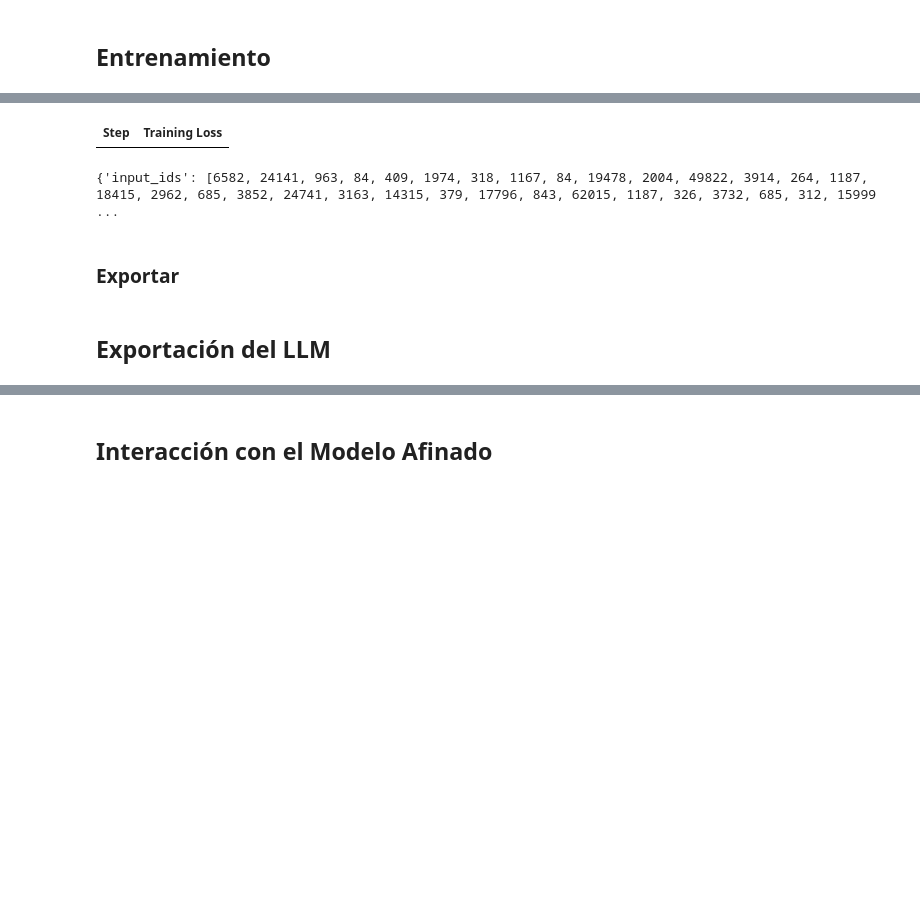
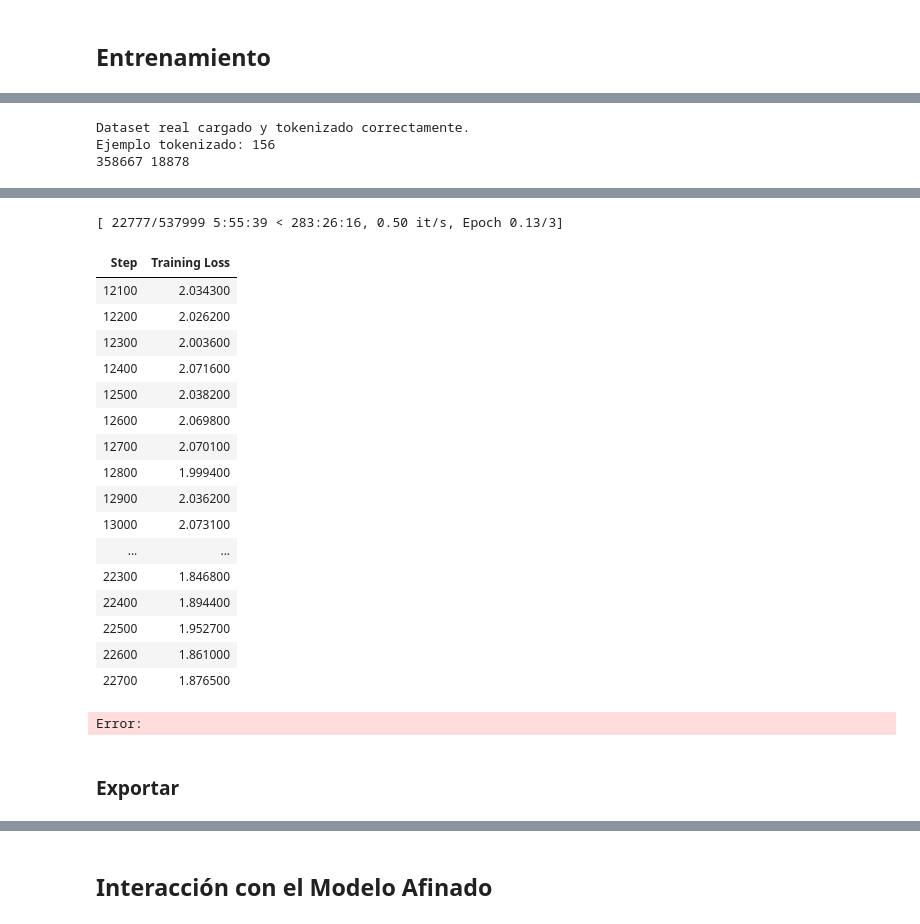
Before and after one commit to MiguelGP-13/TFG, a Jupyter notebook: 3-Train.ipynb, the cells around one changed output, grey strips where cells are left out. Drawn from its saved outputs; the diff is of its cells as text; code cells hidden in the pictures; blank space fills up the shorter version.

```diff
--- a/3-Train.ipynb
+++ b/3-Train.ipynb
@@ -54,12 +54,14 @@ pandas==2.2.0
 import torch
 import bitsandbytes
 from transformers import AutoModelForCausalLM, AutoTokenizer, BitsAndBytesConfig, TrainingArguments, Trainer
-from peft import LoraConfig, get_peft_model, prepare_model_for_kbit_training
-from lowresource_llm_evaluation.LanguageDatasets import LanguageDataset
+from peft import LoraConfig, get_peft_model, prepare_model_for_kbit_training, PeftModel
 import time
+import pickle
 
 LANGUAGE = "asturiano"
 MODELO = "Qwen/Qwen2.5-7B-Instruct"
+PRELOADED = True
+PRELOADED_PATH = "./qlora_asturiano__Qwen2.5-7B-Instruct_04-29_22-31-39/checkpoint-22500"
 
 # Define output directory for QLoRA adapter
 date = time.localtime(time.time())
@@ -145,11 +191,2 @@ trainable params: 20,185,088 || all params: 7,635,801,600 || trainable%: 0.26434
 # %% [markdown]
 ## Entrenamiento
-# %%
-
-train, test = (LanguageDataset(LANGUAGE, filter_language_thr=0.15)
-               .read_opus(source="NLLB", version=1)
-               .filter_by_language(1024, top_k=10)
-               .split(test_size=0.05, tokenizer=tokenizer))
-del a
-print("Dataset real cargado y tokenizado correctamente.")
-print(f"Ejemplo tokenizado: {train[0]}")
@@ -164,23 +214,37 @@ Ejemplo tokenizado: {'input_ids': [13782, 78, 19478, 775, 1709, 91565, 1709, 101
+# %%
+with open(f"TrainDatasets/{MODELO.split('/')[-1]}/{LANGUAGE}.pkl", "rb") as f:
+    train, test = pickle.load(f)
+train = train.shuffle()
+
+print("Dataset real cargado y tokenizado correctamente.")
+print(f"Ejemplo tokenizado: {len(train[2]['input_ids'])}")
+print(len(train), len(test))
+# %% [output]
+Dataset real cargado y tokenizado correctamente.
+Ejemplo tokenizado: 156
+358667 18878
 # %%
 from transformers import TrainingArguments, Trainer
 
 # 4. Configure TrainingArguments
 training_args = TrainingArguments(
     output_dir=output_dir, # Use the output_dir defined previously
-    per_device_train_batch_size=2, # Small batch size for mock data
+    per_device_train_batch_size=1, # Small batch size for mock data
     num_train_epochs=3, # Small number of epochs for quick demonstration
     learning_rate=1e-4,
     logging_steps=100, # Log every step
     fp16=True,
     bf16=False,
-    do_eval=True, # No evaluation for this simple mock training
-    save_strategy="epoch",
+    do_eval=False,
+    save_strategy="steps",
+    save_steps=5000,
     report_to='none', # Do not report to any service
     optim="paged_adamw_32bit",
     gradient_checkpointing=True,
-    gradient_accumulation_steps=8,
+    gradient_checkpointing_kwargs={"use_reentrant": False}, # Prueba recomendacion cop
+    gradient_accumulation_steps=2,
     lr_scheduler_type="cosine",
-    warmup_ratio=0.1
+    warmup_ratio=0.1,
 )
 
 # 5. Create an instance of Trainer
@@ -188,11 +252,14 @@ trainer = Trainer(
     model=peft_model,
     args=training_args,
     train_dataset=train,
-    eval_dataset=test
+    # eval_dataset=test # Puesto a False
 )
 
 # 6. Start the training process
-trainer.train()
+if PRELOADED:
+    trainer.train(resume_from_checkpoint=PRELOADED_PATH)
+else:
+    trainer.train()
 
 print("QLoRA training completed.")
 # %% [output]
@@ -200,8 +268,22 @@ print("QLoRA training completed.")
+[ 22777/537999 5:55:39 < 283:26:16, 0.50 it/s, Epoch 0.13/3]
 | Step | Training Loss |
+| 12100 | 2.034300 |
+| 12200 | 2.026200 |
+| 12300 | 2.003600 |
+| 12400 | 2.071600 |
+| 12500 | 2.038200 |
+| 12600 | 2.069800 |
+| 12700 | 2.070100 |
+| 12800 | 1.999400 |
+| 12900 | 2.036200 |
+| 13000 | 2.073100 |
+| ... | ... |
+| 22300 | 1.846800 |
+| 22400 | 1.894400 |
+| 22500 | 1.952700 |
+| 22600 | 1.861000 |
+| 22700 | 1.876500 |
+Error:
-# %%
-print(train[0])
-# %% [output]
-{'input_ids': [6582, 24141, 963, 84, 409, 1974, 318, 1167, 84, 19478, 2004, 49822, 3914, 264, 1187, 18415, 2962, 685, 3852, 24741, 3163, 14315, 379, 17796, 843, 62015, 1187, 326, 3732, 685, 312, 15999 ...
 # %% [markdown]
 ### Exportar
 # %%
@@ -209,3 +292 @@ peft_model.save_pretrained(output_dir)
 print(f"QLoRA adapter saved to {output_dir}")
-# %% [markdown]
-## Exportación del LLM
```
Also changed, not shown: parts of 13 cells of this notebook.
